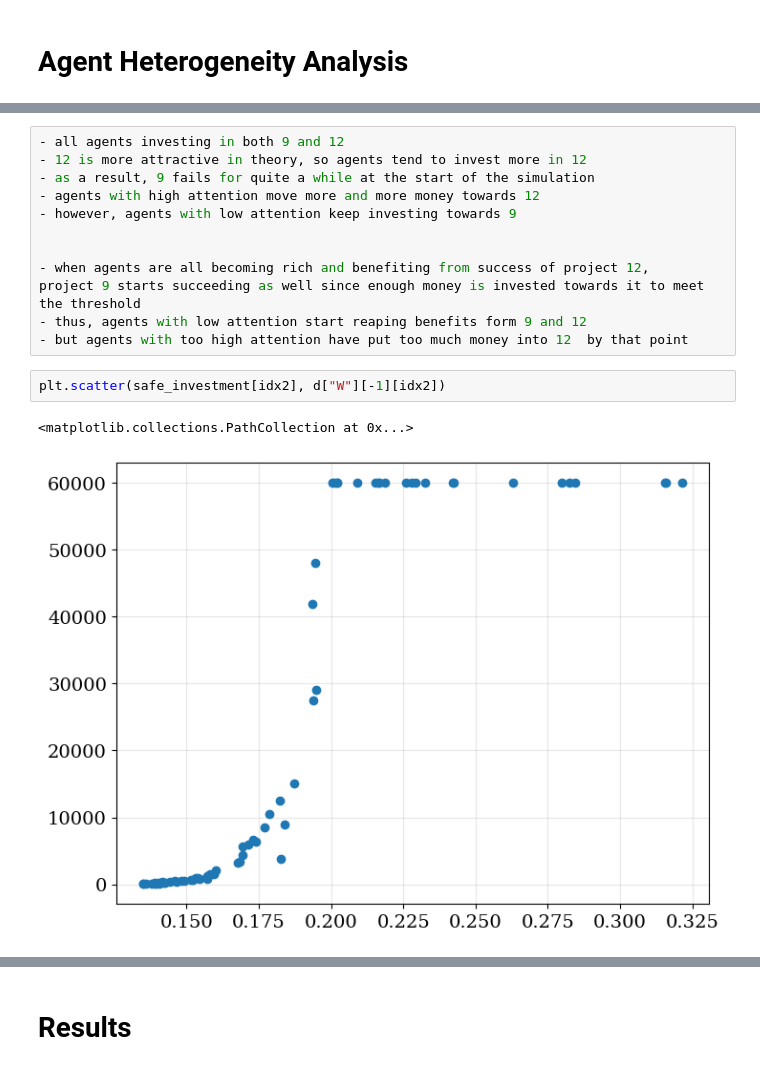
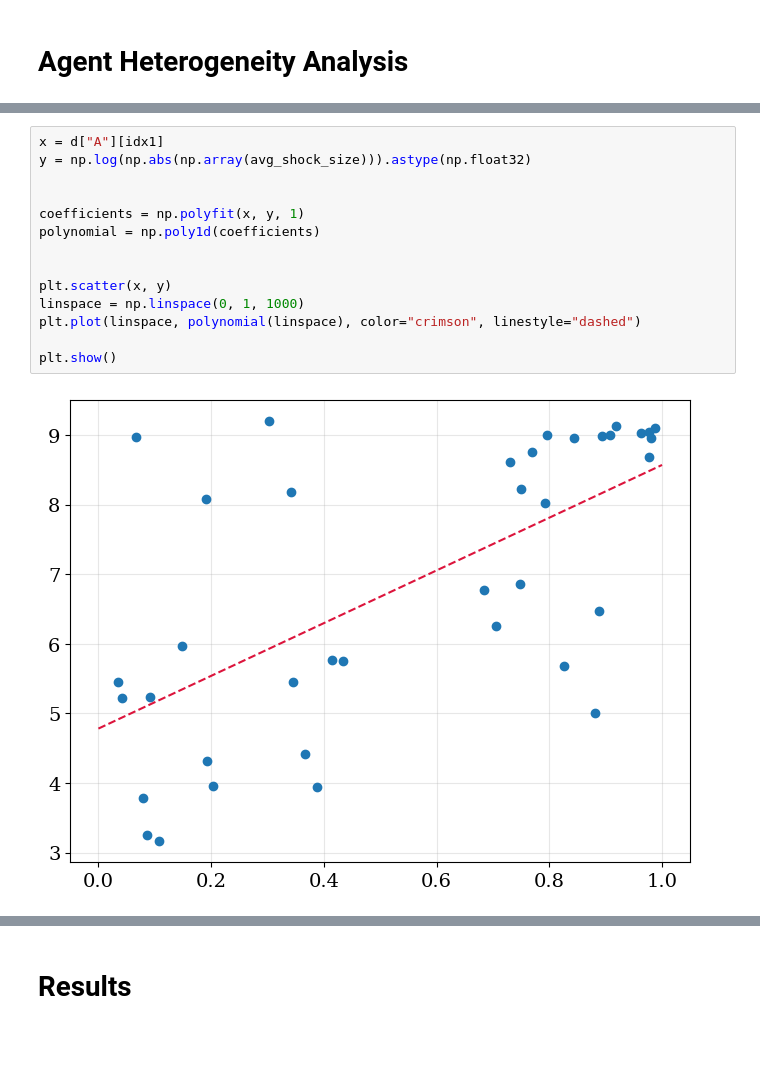
Before and after one commit to charlesaugdupont/poverty-trap, a Jupyter notebook: notebooks/attention_results.ipynb, the cells around one changed output, grey strips where cells are left out. Saved outputs shown, nothing was run; the diff lists cells and outputs as text; blank space fills up the shorter version.

```diff
--- a/notebooks/attention_results.ipynb
+++ b/notebooks/attention_results.ipynb
@@ -202,17 +220,16 @@ plt.show()
-# %%
-- all agents investing in both 9 and 12
-- 12 is more attractive in theory, so agents tend to invest more in 12
-- as a result, 9 fails for quite a while at the start of the simulation
-- agents with high attention move more and more money towards 12
-- however, agents with low attention keep investing towards 9
-
-
-- when agents are all becoming rich and benefiting from success of project 12,
-project 9 starts succeeding as well since enough money is invested towards it to meet the threshold
-- thus, agents with low attention start reaping benefits form 9 and 12
-- but agents with too high attention have put too much money into 12  by that point
-# %%
-plt.scatter(safe_investment[idx2], d["W"][-1][idx2])
-# %% [output]
-<matplotlib.collections.PathCollection at 0x...>
-[figure, removed]
+# %%
+x = d["A"][idx1]
+y = np.log(np.abs(np.array(avg_shock_size))).astype(np.float32)
+
+
+coefficients = np.polyfit(x, y, 1)
+polynomial = np.poly1d(coefficients)
+
+
+plt.scatter(x, y)
+linspace = np.linspace(0, 1, 1000)
+plt.plot(linspace, polynomial(linspace), color="crimson", linestyle="dashed")
+
+plt.show()
+# %% [output]
+[figure, added]
```
Also changed, not shown: parts of 6 cells of this notebook.
